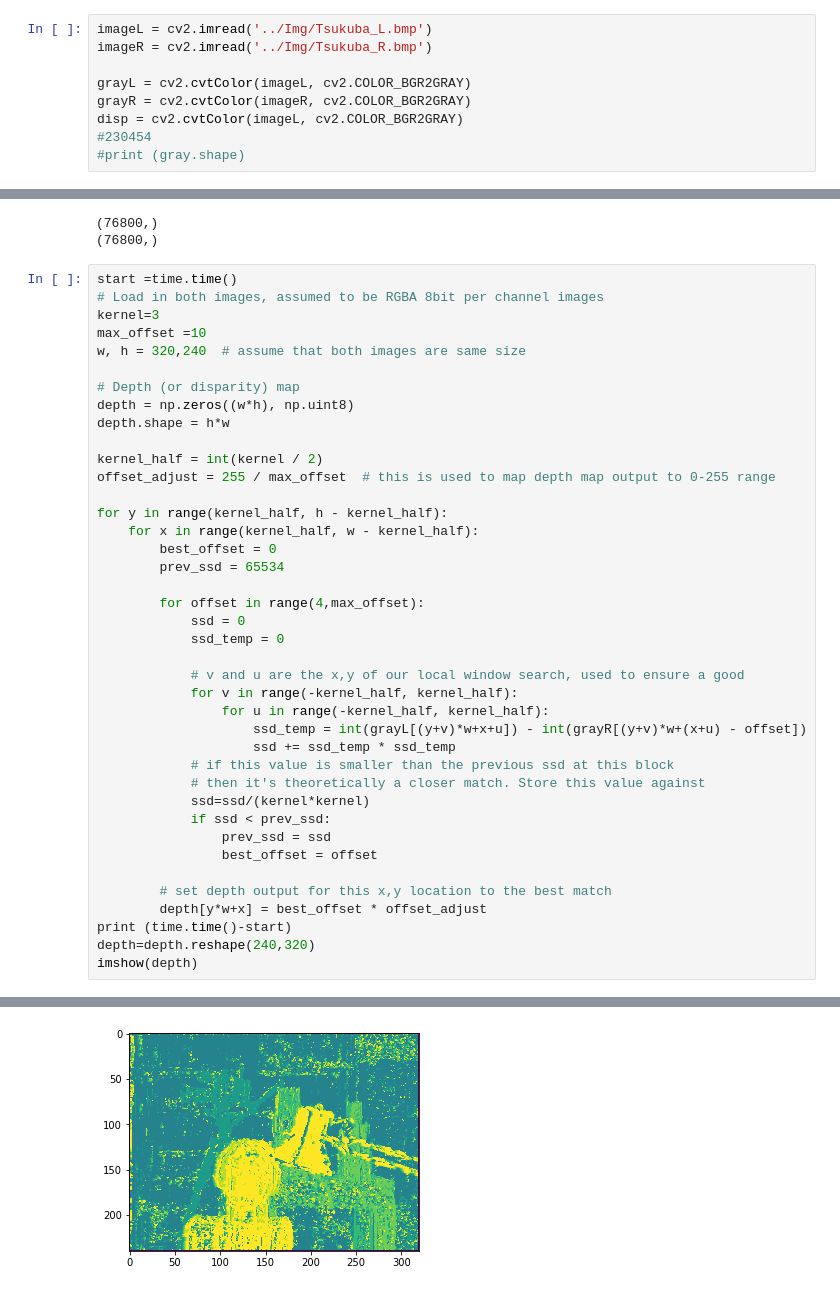
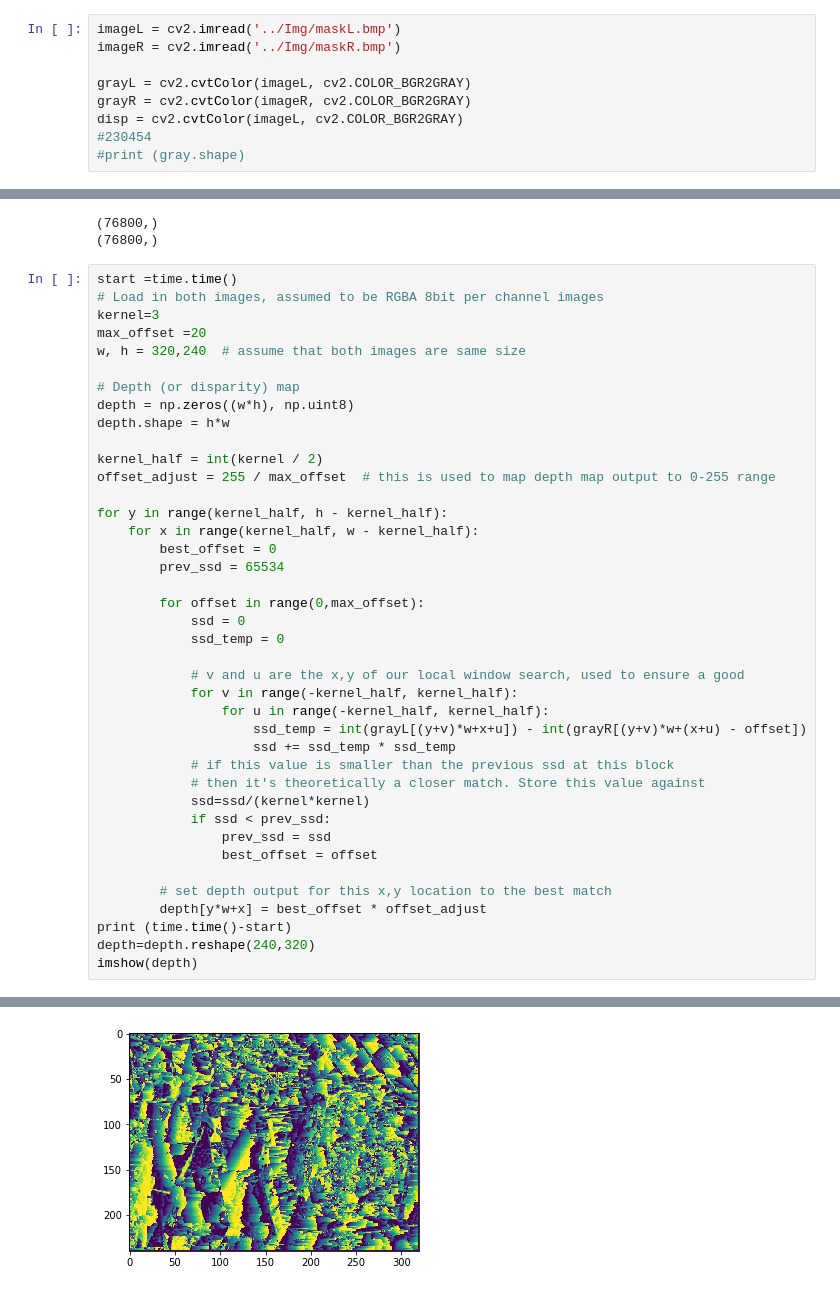
Before and after one commit to Archfx/FPGA_depthMap, a Jupyter notebook: Python_test_implementation/Disparity_Python_implementation_scratch.ipynb, the cells around one changed output, grey strips where cells are left out. Cells and saved outputs as stored; diff of their text form.

```diff
--- a/Python_test_implementation/Disparity_Python_implementation_scratch.ipynb
+++ b/Python_test_implementation/Disparity_Python_implementation_scratch.ipynb
@@ -7,8 +7,8 @@ from matplotlib.pyplot import imshow
 
 import time
 # %%
-imageL = cv2.imread('../Img/Tsukuba_L.bmp')
-imageR = cv2.imread('../Img/Tsukuba_R.bmp')
+imageL = cv2.imread('../Img/maskL.bmp')
+imageR = cv2.imread('../Img/maskR.bmp')
 
 grayL = cv2.cvtColor(imageL, cv2.COLOR_BGR2GRAY)
 grayR = cv2.cvtColor(imageR, cv2.COLOR_BGR2GRAY)
@@ -40,7 +40,7 @@ print (grayR.shape)
 start =time.time()
 # Load in both images, assumed to be RGBA 8bit per channel images
 kernel=3
-max_offset =10
+max_offset =20
 w, h = 320,240  # assume that both images are same size
 
 # Depth (or disparity) map
@@ -55,7 +55,7 @@ for y in range(kernel_half, h - kernel_half):
         best_offset = 0
         prev_ssd = 65534
 
-        for offset in range(4,max_offset):
+        for offset in range(0,max_offset):
             ssd = 0
             ssd_temp = 0
 
@@ -81,5 +81,5 @@ imshow(depth)
 <matplotlib.image.AxesImage at 0x...>
-[figure, old version]
+[figure, new version]
 # %%
 import numpy as np
 import matplotlib.pyplot as plt
```
Also changed, not shown: parts of 9 cells of this notebook, 23 other files.
